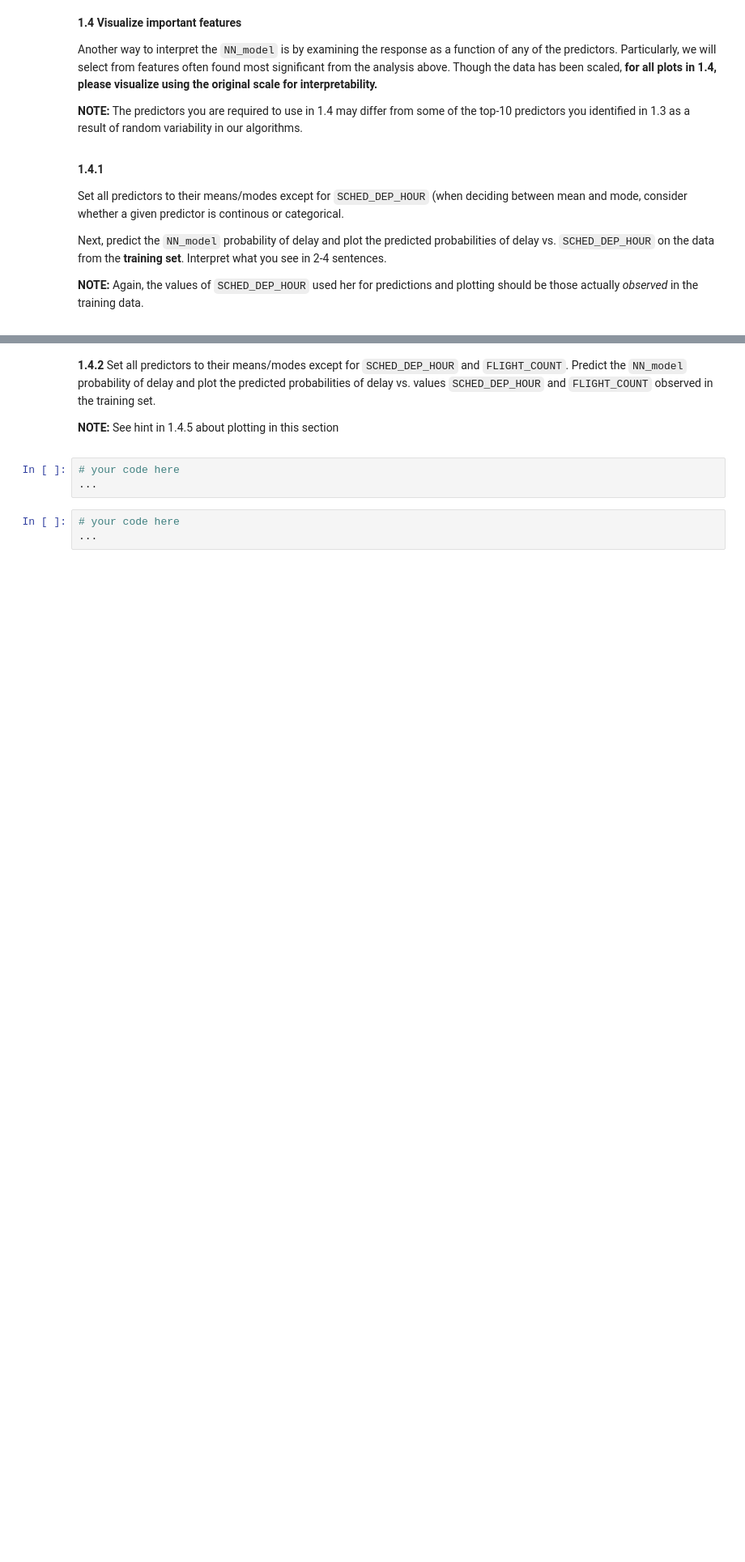
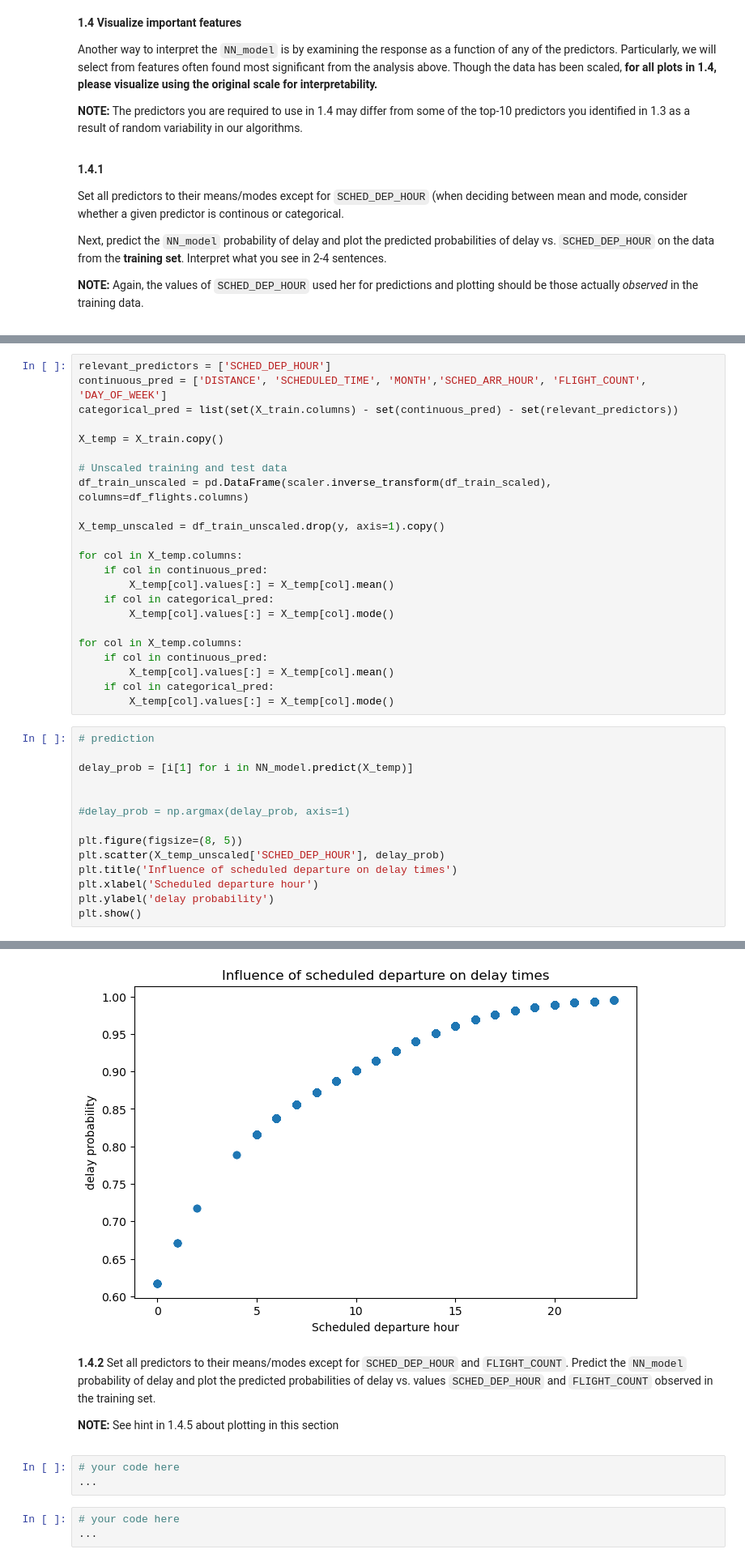
Before and after one commit to jamesliounis/Harvard-Deep-Learning, a Jupyter notebook: cs109b_hw3/cs109b_hw3.ipynb, the cells around one changed output, grey strips where cells are left out. Shown at 81% size. Cells and saved outputs as stored; diff of their text form; blank space fills up the shorter version.

```diff
--- a/cs109b_hw3/cs109b_hw3.ipynb
+++ b/cs109b_hw3/cs109b_hw3.ipynb
@@ -438,0 +523,38 @@ _Type your answer here, replacing this text._
+# %%
+relevant_predictors = ['SCHED_DEP_HOUR']
+continuous_pred = ['DISTANCE', 'SCHEDULED_TIME', 'MONTH','SCHED_ARR_HOUR', 'FLIGHT_COUNT', 'DAY_OF_WEEK']
+categorical_pred = list(set(X_train.columns) - set(continuous_pred) - set(relevant_predictors))
+
+X_temp = X_train.copy()
+
+# Unscaled training and test data
+df_train_unscaled = pd.DataFrame(scaler.inverse_transform(df_train_scaled), columns=df_flights.columns)
+
+X_temp_unscaled = df_train_unscaled.drop(y, axis=1).copy()
+
+for col in X_temp.columns:
+    if col in continuous_pred:
+        X_temp[col].values[:] = X_temp[col].mean()
+    if col in categorical_pred:
+        X_temp[col].values[:] = X_temp[col].mode()
+
+for col in X_temp.columns:
+    if col in continuous_pred:
+        X_temp[col].values[:] = X_temp[col].mean()
+    if col in categorical_pred:
+        X_temp[col].values[:] = X_temp[col].mode()
+# %%
+# prediction
+
+delay_prob = [i[1] for i in NN_model.predict(X_temp)]
+
+
+#delay_prob = np.argmax(delay_prob, axis=1)
+
+plt.figure(figsize=(8, 5))
+plt.scatter(X_temp_unscaled['SCHED_DEP_HOUR'], delay_prob)
+plt.title('Influence of scheduled departure on delay times')
+plt.xlabel('Scheduled departure hour')
+plt.ylabel('delay probability')
+plt.show()
+# %% [output]
@@ -439,3 +562,4 @@ _Type your answer here, replacing this text._
+[figure, added]
 # %% [markdown]
 <div class='exercise-r'>
 
```
Also changed, not shown: parts of 32 cells of this notebook.
